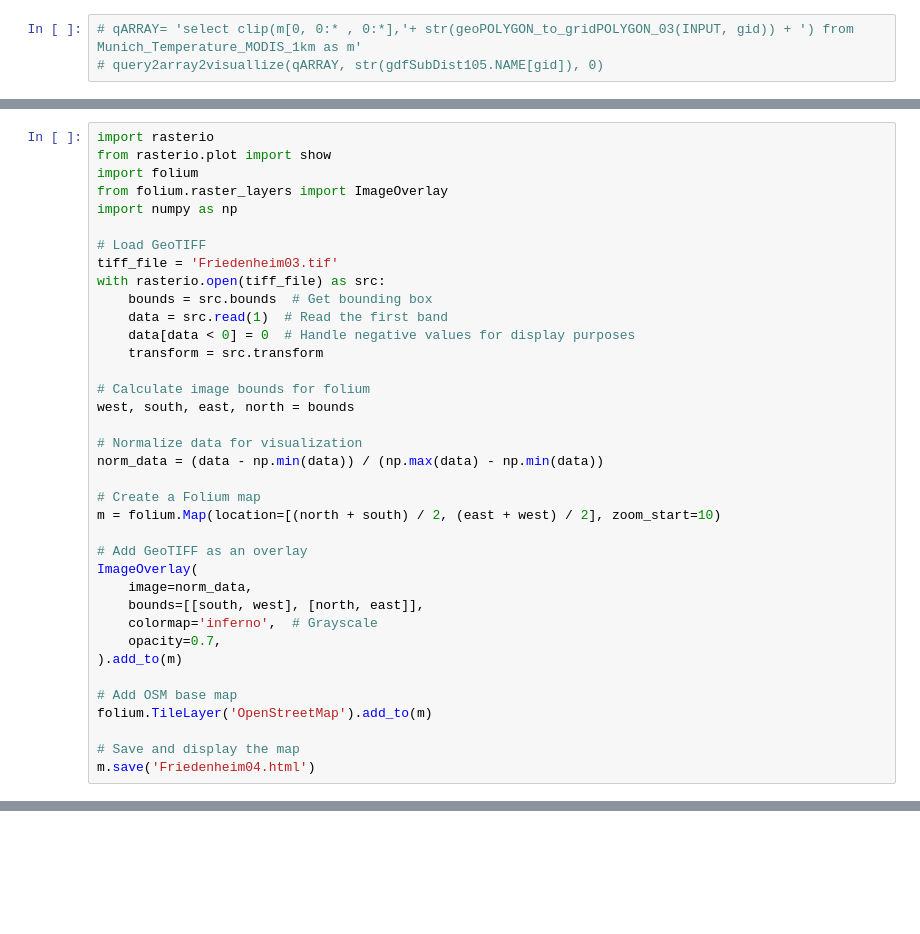
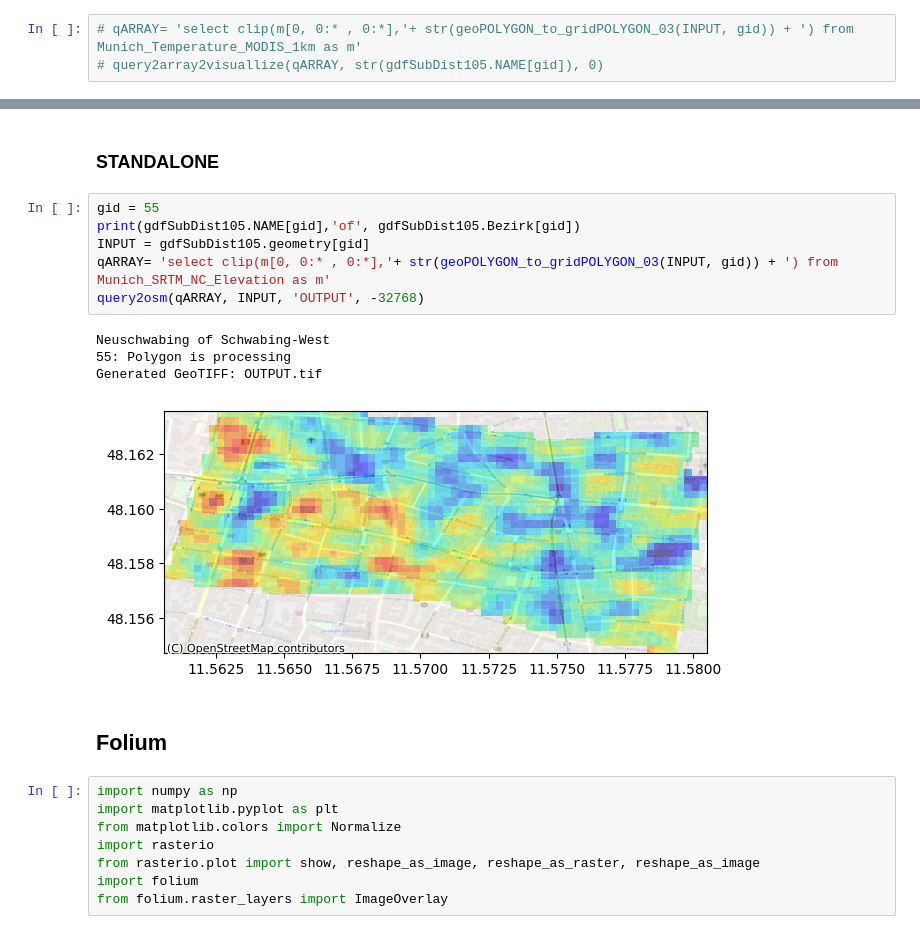
Before and after one commit to aghoshpro/myPhD, a Jupyter notebook: Python Test Notebooks/Munich City.ipynb, the cells around one changed output, grey strips where cells are left out. Drawn from its saved outputs; the diff is of its cells as text; blank space fills up the shorter version.

Commit message:
[#4a] - MunichCity.ipynb updated

```diff
--- a/Python Test Notebooks/Munich City.ipynb
+++ b/Python Test Notebooks/Munich City.ipynb
@@ -1048,37 +625,0 @@ plt.show()
-# %%
-import rasterio
-from rasterio.plot import show
-import folium
-from folium.raster_layers import ImageOverlay
-import numpy as np
-
-# Load GeoTIFF
-tiff_file = 'Friedenheim03.tif'
-with rasterio.open(tiff_file) as src:
-    bounds = src.bounds  # Get bounding box
-    data = src.read(1)  # Read the first band
-    data[data < 0] = 0  # Handle negative values for display purposes
-    transform = src.transform
-
-# Calculate image bounds for folium
-west, south, east, north = bounds
-
-# Normalize data for visualization
-norm_data = (data - np.min(data)) / (np.max(data) - np.min(data))
-
-# Create a Folium map
-m = folium.Map(location=[(north + south) / 2, (east + west) / 2], zoom_start=10)
-
-# Add GeoTIFF as an overlay
-ImageOverlay(
-    image=norm_data,
-    bounds=[[south, west], [north, east]],
-    colormap='inferno',  # Grayscale
-    opacity=0.7,
-).add_to(m)
-
-# Add OSM base map
-folium.TileLayer('OpenStreetMap').add_to(m)
-
-# Save and display the map
-m.save('Friedenheim04.html')
@@ -1107,0 +1070,23 @@ plt.show()
+# %% [markdown]
+### STANDALONE
+# %%
+gid = 55
+print(gdfSubDist105.NAME[gid],'of', gdfSubDist105.Bezirk[gid])
+INPUT = gdfSubDist105.geometry[gid]
+qARRAY= 'select clip(m[0, 0:* , 0:*],'+ str(geoPOLYGON_to_gridPOLYGON_03(INPUT, gid)) + ') from Munich_SRTM_NC_Elevation as m'
+query2osm(qARRAY, INPUT, 'OUTPUT', -32768)
+# %% [output]
+Neuschwabing of Schwabing-West
+55: Polygon is processing
+Generated GeoTIFF: OUTPUT.tif
+[figure, added]
+# %% [markdown]
+## Folium
+# %%
+import numpy as np
+import matplotlib.pyplot as plt
+from matplotlib.colors import Normalize
+import rasterio
+from rasterio.plot import show, reshape_as_image, reshape_as_raster, reshape_as_image
+import folium
+from folium.raster_layers import ImageOverlay
```
Also changed, not shown: parts of 81 cells of this notebook.
